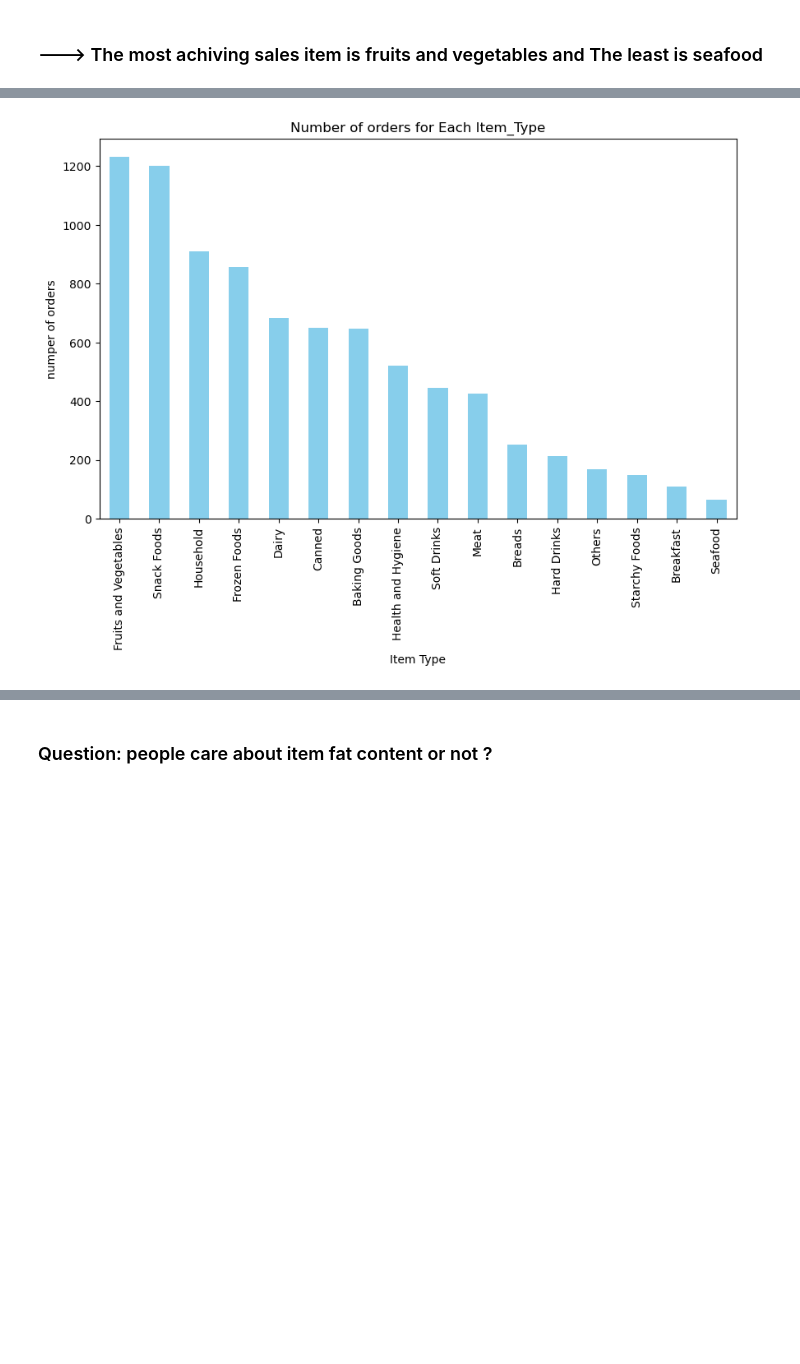
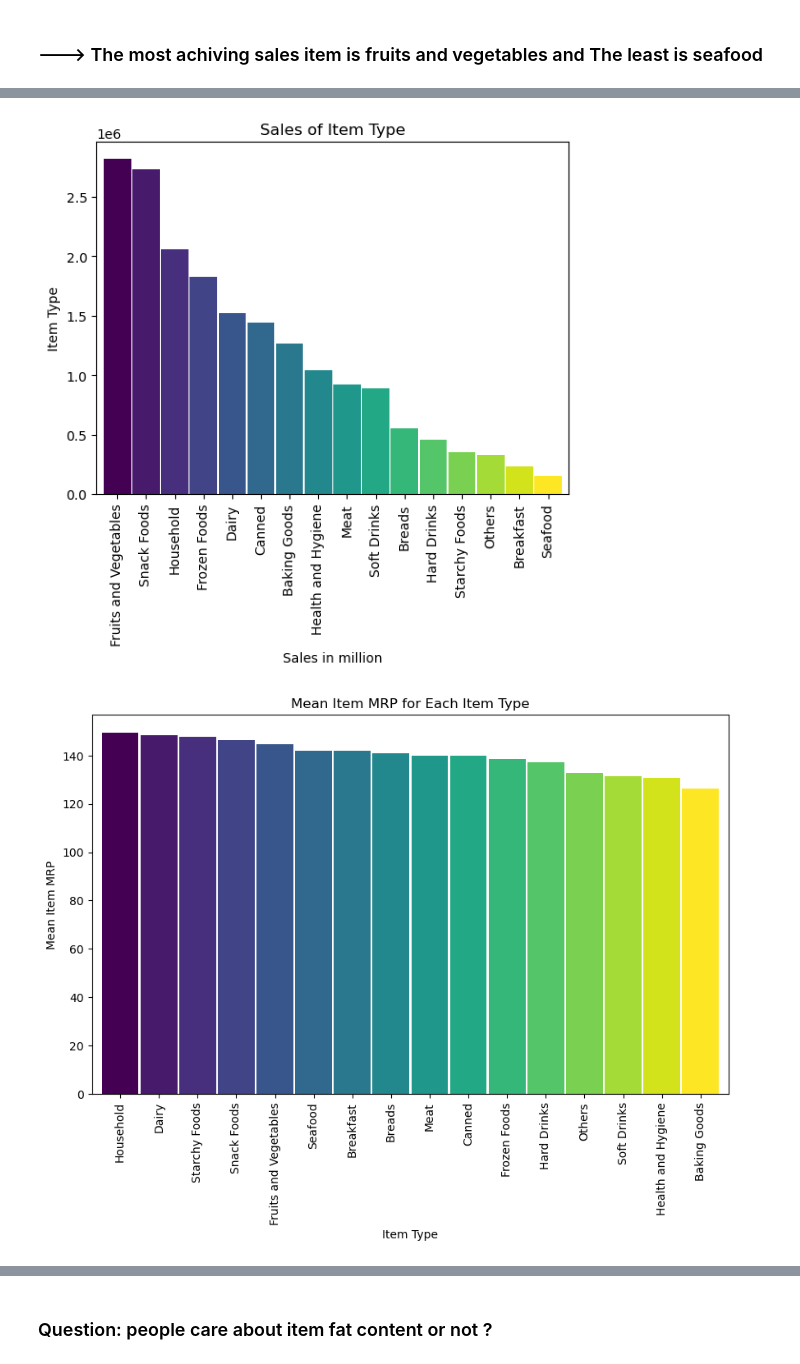
Before and after one commit to refa3y384/Sales_Forcasting_XGBOOST, a Jupyter notebook: Sales_Forcasting_Data_Visualization.ipynb, the cells around one changed output, grey strips where cells are left out. Drawn from its saved outputs; the diff is of its cells as text; code cells hidden in the pictures; blank space fills up the shorter version.

```diff
--- a/Sales_Forcasting_Data_Visualization.ipynb
+++ b/Sales_Forcasting_Data_Visualization.ipynb
@@ -480,0 +507,25 @@ plt.show()
+# %%
+# Identify unique values
+unique_item_types = df['Item_Type'].unique()
+print(f'Unique values in Item_Type: {unique_item_types}')
+
+# Count occurrences of each item type
+item_type_counts = df['Item_Type'].value_counts()
+
+# Define colors for the bars
+colors = plt.cm.viridis(np.linspace(0, 1, len(item_type_counts)))
+
+# Plotting the bar graph with wider bars
+ax = item_type_counts.plot(kind='bar', width=1, color=colors)
+plt.title('Count of Item Type')
+plt.xlabel('Item Type')
+plt.ylabel('Count')
+plt.xticks(rotation=86)
+
+# Adding the count on top of the bars
+for p in ax.patches:
+    ax.annotate(f'{p.get_height()}',
+                (p.get_x() + p.get_width() / 2., p.get_height()),
+                ha='center', va='bottom')
+
+plt.show()
@@ -499,10 +569,19 @@ plt.show()
 # %%
-item_type_counts = df['Item_Type'].value_counts()
+sales_vs_item_type = df.groupby('Item_Type')['Item_Outlet_Sales'].sum()
+sales_vs_item_type = sales_vs_item_type.sort_values(ascending=False)
+ax=sales_vs_item_type.plot(kind='bar', width=0.95, color=colors)
+plt.title('Sales of Item Type')
+plt.xlabel('Sales in million')
+plt.ylabel('Item Type')
+plt.show()
+
+item_type_mrp_mean = df.groupby('Item_Type')['Item_MRP'].mean().sort_values(ascending=False)
 plt.figure(figsize=(10,6))
-item_type_counts.plot(kind='bar', color='skyblue')
-plt.title('Number of orders for Each Item_Type')
+item_type_mrp_mean.plot(kind='bar',width=0.95 ,color= colors)
+plt.title('Mean Item MRP for Each Item Type')
 plt.xlabel('Item Type')
-plt.ylabel('numper of orders')
+plt.ylabel('Mean Item MRP')
 plt.show()
 # %% [output]
-[figure, old version]
+[figure, new version]
+[figure, added]
```
Also changed, not shown: parts of 11 cells of this notebook.
